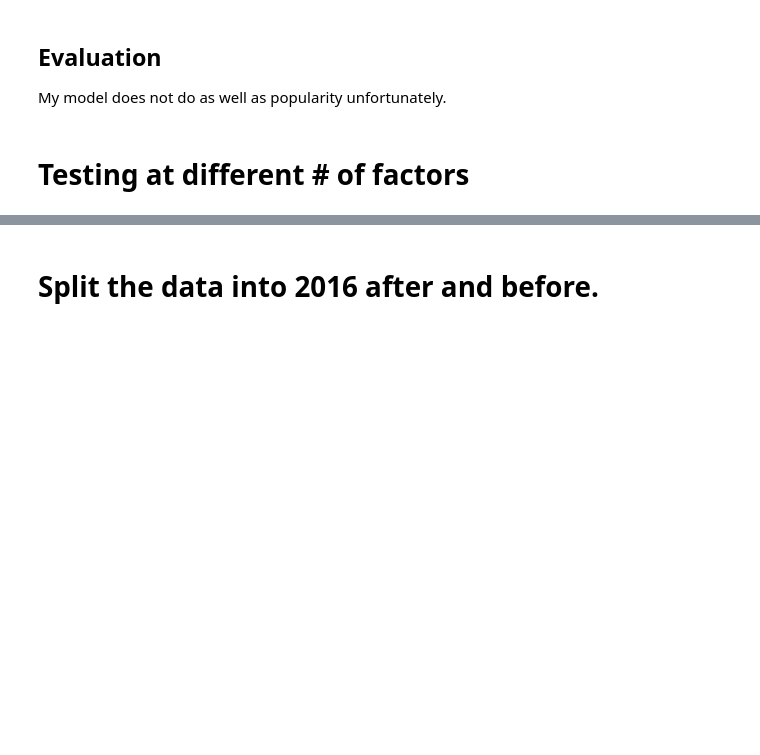
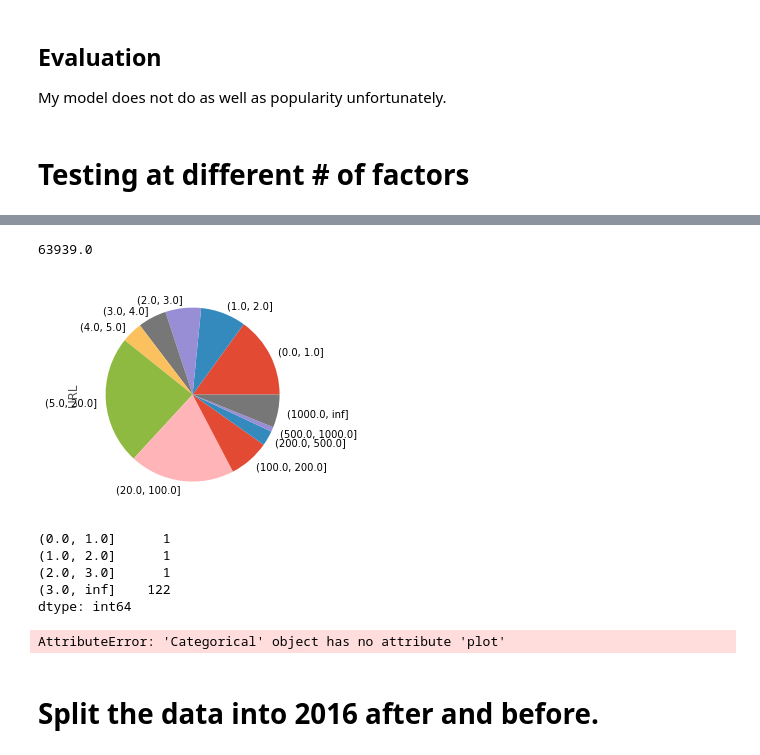
Before and after one commit to Jesse-Kerr/recordmender, a Jupyter notebook: model_understanding.ipynb, the cells around one changed output, grey strips where cells are left out. Cells and saved outputs as stored; diff of their text form; code cells hidden in the pictures; blank space fills up the shorter version.

Commit message:
Looking at none listed for producers

```diff
--- a/model_understanding.ipynb
+++ b/model_understanding.ipynb
@@ -358,0 +382,2 @@ My model does not do as well as popularity unfortunately.
+# %%
+df=pd.DataFrame(list(db.main_redo.find()))
@@ -358,0 +405,7 @@ My model does not do as well as popularity unfortunately.
+# %%
+# Get the number of cells that are missing producer information
+# for each new_song_artist and sort by artist with most missing.
+
+df_none_listed_counts_per_artist = df[df.new_song_producer == "None Listed" ].\
+    groupby("new_song_artist").\
+    count()['URL'].sort_values(ascending = False)
@@ -359,3 +432,42 @@ My model does not do as well as popularity unfortunately.
+# %%
+# bin the none_listed_counts_per_artist, and take the mean and count
+# of each bin
+
+mean_per_bin = df_none_listed_counts_per_artist.groupby(
+    pd.cut(df_none_listed_counts, [0,1, 2,3,4,5, 20, 100,200, 500, 1000,np.infty])).\
+    mean()
+
+counts_per_bin = df_none_listed_counts.value_counts().groupby(
+    pd.cut(df_none_listed_counts.value_counts().
+    index, [0,1, 2,3,4,5, 20, 100,200, 500, 1000,np.infty])).\
+    sum()
+
+# Mulitply together to the number of missing values
+
+num_cells_missing_prod_by_num_artist = mean_per_bin * counts_per_bin
+
+#This has the correct sum, showing that this methodology was successful.
+# %%
+sum(num_cells_missing_prod_by_num_artist)
+# %% [output]
+63939.0
+# %%
+_ = num_cells_missing_prod_by_num_artist.plot(kind='pie')
+# yo = pd.cut(df_none_listed_counts.value_counts().index, [0,1, 2,3, np.infty])
+# %% [output]
+[figure, added]
+# %%
+yo.value_counts()
+# %% [output]
+(0.0, 1.0]      1
+(1.0, 2.0]      1
+(2.0, 3.0]      1
+(3.0, inf]    122
+dtype: int64
+# %%
+yo.plot(kind='pie')
+# %% [output]
+AttributeError: 'Categorical' object has no attribute 'plot'
 # %% [markdown]
 # Split the data into 2016 after and before.
 # %%
```
Also changed, not shown: parts of 15 cells of this notebook.
